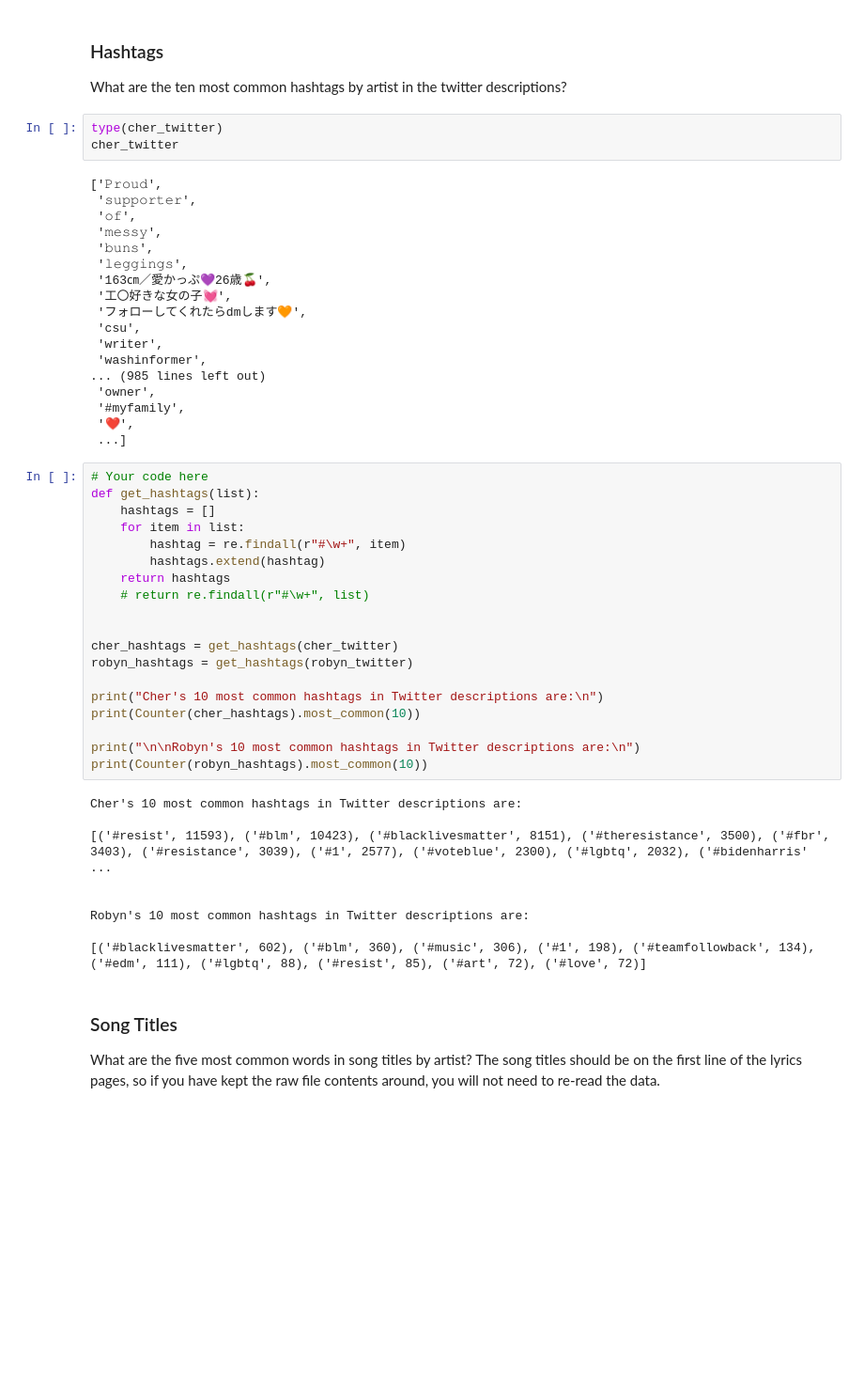
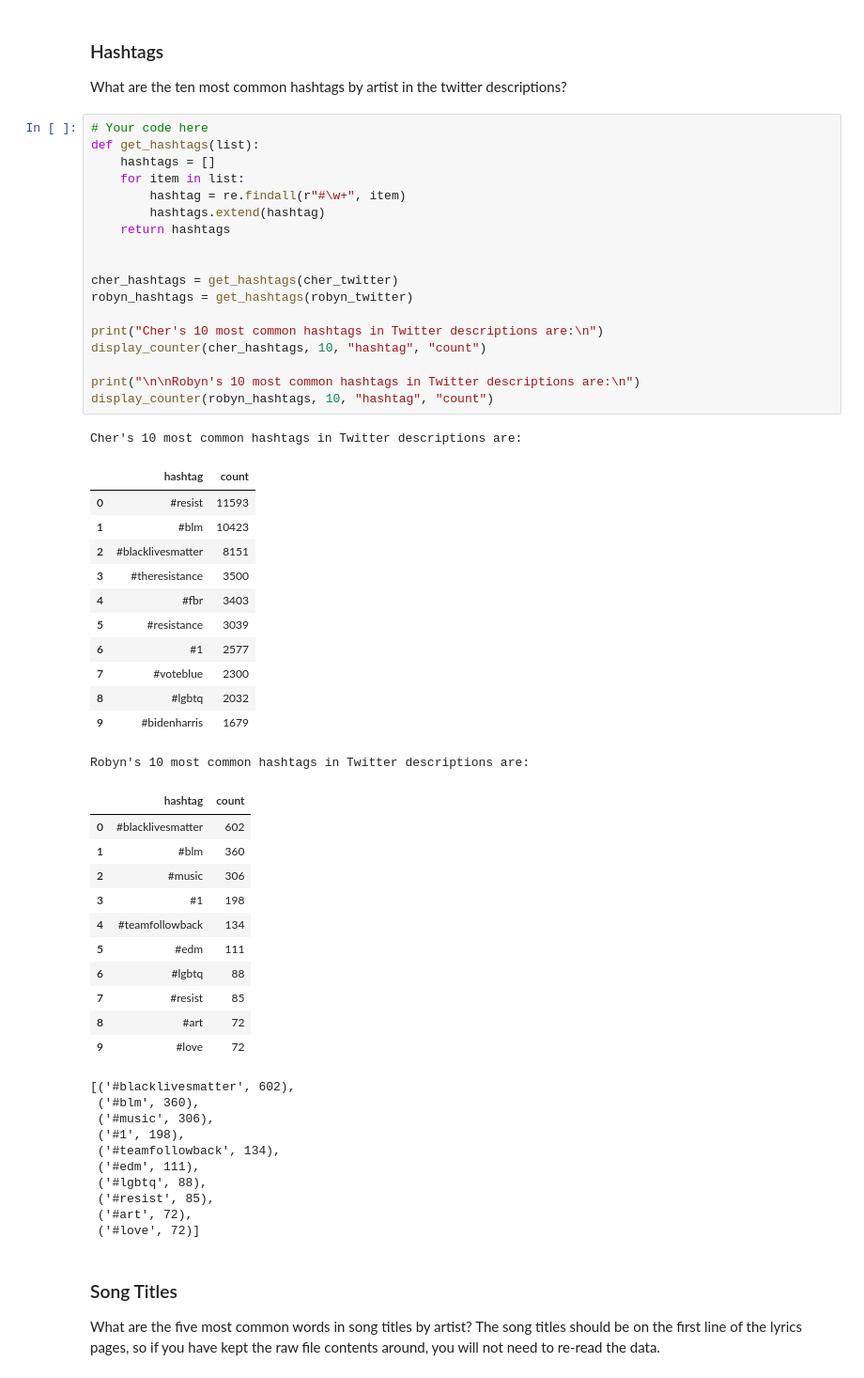
Before and after one commit to junclemente/ads509-assignments, a Jupyter notebook: wk2/Lyrics and Description EDA.ipynb, the cells around one changed output. Shown at 94% size. Saved outputs shown, nothing was run; the diff lists cells and outputs as text; blank space fills up the shorter version.

```diff
--- a/wk2/Lyrics and Description EDA.ipynb
+++ b/wk2/Lyrics and Description EDA.ipynb
@@ -365,55 +437,59 @@ Robyn's 10 most common emojis in Twitter descriptions are:
 ### Hashtags
 
 What are the ten most common hashtags by artist in the twitter descriptions?
-# %%
-type(cher_twitter)
-cher_twitter
-# %% [output]
-['𝙿𝚛𝚘𝚞𝚍',
- '𝚜𝚞𝚙𝚙𝚘𝚛𝚝𝚎𝚛',
- '𝚘𝚏',
- '𝚖𝚎𝚜𝚜𝚢',
- '𝚋𝚞𝚗𝚜',
- '𝚕𝚎𝚐𝚐𝚒𝚗𝚐𝚜',
- '163㎝／愛かっぷ💜26歳🍒',
- '工〇好きな女の子💓',
- 'フォローしてくれたらdmします🧡',
- 'csu',
- 'writer',
- 'washinformer',
-... (985 lines left out)
- 'owner',
- '#myfamily',
- '❤',
- ...]
 # %%
 # Your code here
 def get_hashtags(list):
     hashtags = []
     for item in list:
         hashtag = re.findall(r"#\w+", item)
         hashtags.extend(hashtag)
     return hashtags
-    # return re.findall(r"#\w+", list)
 
 
 cher_hashtags = get_hashtags(cher_twitter)
 robyn_hashtags = get_hashtags(robyn_twitter)
 
 print("Cher's 10 most common hashtags in Twitter descriptions are:\n")
-print(Counter(cher_hashtags).most_common(10))
+display_counter(cher_hashtags, 10, "hashtag", "count")
 
 print("\n\nRobyn's 10 most common hashtags in Twitter descriptions are:\n")
-print(Counter(robyn_hashtags).most_common(10))
+display_counter(robyn_hashtags, 10, "hashtag", "count")
 # %% [output]
 Cher's 10 most common hashtags in Twitter descriptions are:
-
-[('#resist', 11593), ('#blm', 10423), ('#blacklivesmatter', 8151), ('#theresistance', 3500), ('#fbr', 3403), ('#resistance', 3039), ('#1', 2577), ('#voteblue', 2300), ('#lgbtq', 2032), ('#bidenharris' ...
-
-
-Robyn's 10 most common hashtags in Twitter descriptions are:
-
-[('#blacklivesmatter', 602), ('#blm', 360), ('#music', 306), ('#1', 198), ('#teamfollowback', 134), ('#edm', 111), ('#lgbtq', 88), ('#resist', 85), ('#art', 72), ('#love', 72)]
+|  | hashtag | count |
+| 0 | #resist | 11593 |
+| 1 | #blm | 10423 |
+| 2 | #blacklivesmatter | 8151 |
+| 3 | #theresistance | 3500 |
+| 4 | #fbr | 3403 |
+| 5 | #resistance | 3039 |
+| 6 | #1 | 2577 |
+| 7 | #voteblue | 2300 |
+| 8 | #lgbtq | 2032 |
+| 9 | #bidenharris | 1679 |
+Robyn's 10 most common hashtags in Twitter descriptions are:
+|  | hashtag | count |
+| 0 | #blacklivesmatter | 602 |
+| 1 | #blm | 360 |
+| 2 | #music | 306 |
+| 3 | #1 | 198 |
+| 4 | #teamfollowback | 134 |
+| 5 | #edm | 111 |
+| 6 | #lgbtq | 88 |
+| 7 | #resist | 85 |
+| 8 | #art | 72 |
+| 9 | #love | 72 |
+[('#blacklivesmatter', 602),
+ ('#blm', 360),
+ ('#music', 306),
+ ('#1', 198),
+ ('#teamfollowback', 134),
+ ('#edm', 111),
+ ('#lgbtq', 88),
+ ('#resist', 85),
+ ('#art', 72),
+ ('#love', 72)]
 # %% [markdown]
 ### Song Titles
 
```
Also changed, not shown: parts of 14 cells of this notebook.
